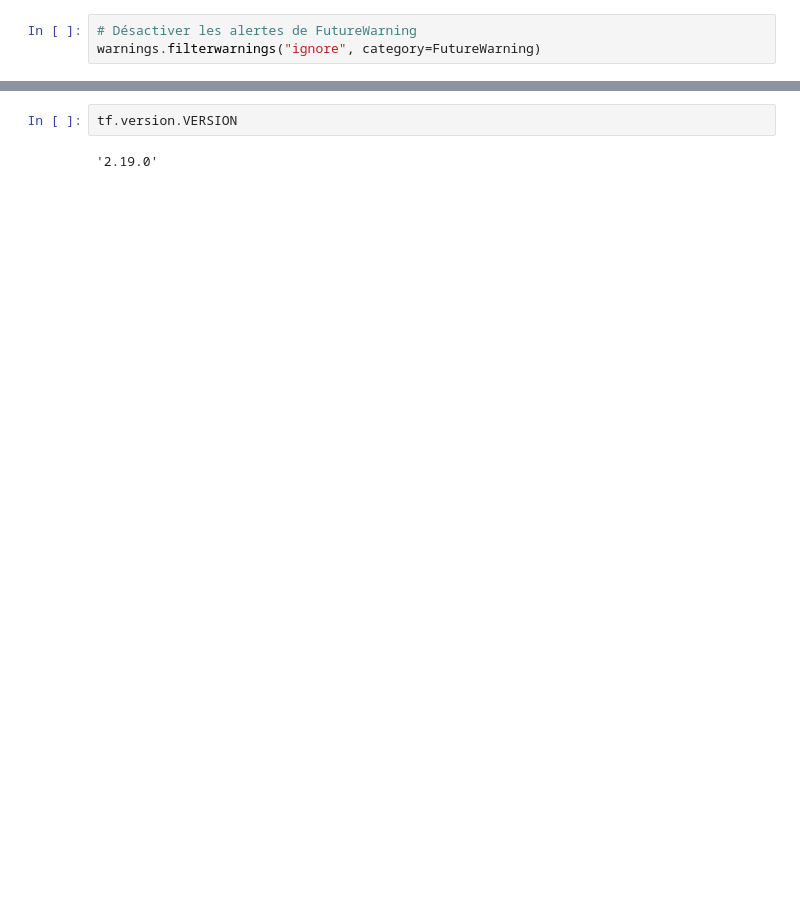
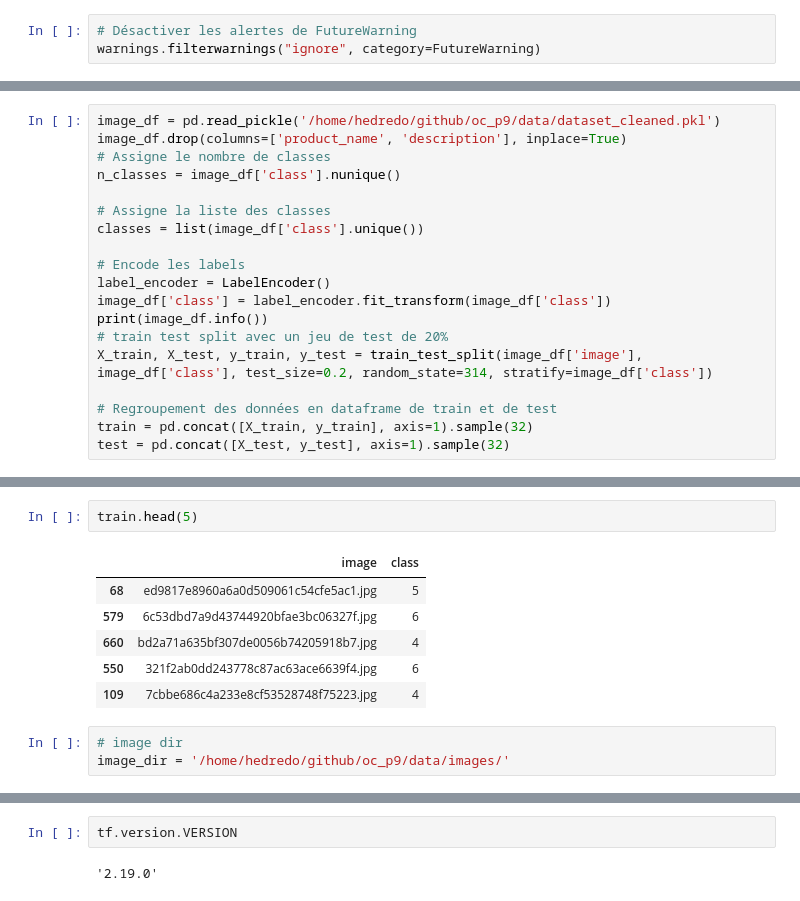
Before and after one commit to Hedredo/oc_p9, a Jupyter notebook: backend/notebooks/sandbox.ipynb, the cells around one changed output, grey strips where cells are left out. Drawn from its saved outputs; the diff is of its cells as text; blank space fills up the shorter version.

Commit message:
updating code in sandbox to the train & eval workflow

```diff
--- a/backend/notebooks/sandbox.ipynb
+++ b/backend/notebooks/sandbox.ipynb
@@ -335,0 +37,19 @@ test = pd.concat([X_test, y_test], axis=1)
+# %%
+image_df = pd.read_pickle('/home/hedredo/github/oc_p9/data/dataset_cleaned.pkl')
+image_df.drop(columns=['product_name', 'description'], inplace=True)
+# Assigne le nombre de classes
+n_classes = image_df['class'].nunique()
+
+# Assigne la liste des classes
+classes = list(image_df['class'].unique())
+
+# Encode les labels
+label_encoder = LabelEncoder()
+image_df['class'] = label_encoder.fit_transform(image_df['class'])
+print(image_df.info())
+# train test split avec un jeu de test de 20%
+X_train, X_test, y_train, y_test = train_test_split(image_df['image'], image_df['class'], test_size=0.2, random_state=314, stratify=image_df['class'])
+
+# Regroupement des données en dataframe de train et de test
+train = pd.concat([X_train, y_train], axis=1).sample(32)
+test = pd.concat([X_test, y_test], axis=1).sample(32)
@@ -335,0 +67,12 @@ test = pd.concat([X_test, y_test], axis=1)
+# %%
+train.head(5)
+# %% [output]
+|  | image | class |
+| 68 | ed9817e8960a6a0d509061c54cfe5ac1.jpg | 5 |
+| 579 | 6c53dbd7a9d43744920bfae3bc06327f.jpg | 6 |
+| 660 | bd2a71a635bf307de0056b74205918b7.jpg | 4 |
+| 550 | 321f2ab0dd243778c87ac63ace6639f4.jpg | 6 |
+| 109 | 7cbbe686c4a233e8cf53528748f75223.jpg | 4 |
+# %%
+# image dir
+image_dir = '/home/hedredo/github/oc_p9/data/images/'
```
Also changed, not shown: parts of 53 cells of this notebook, 1 other file.
